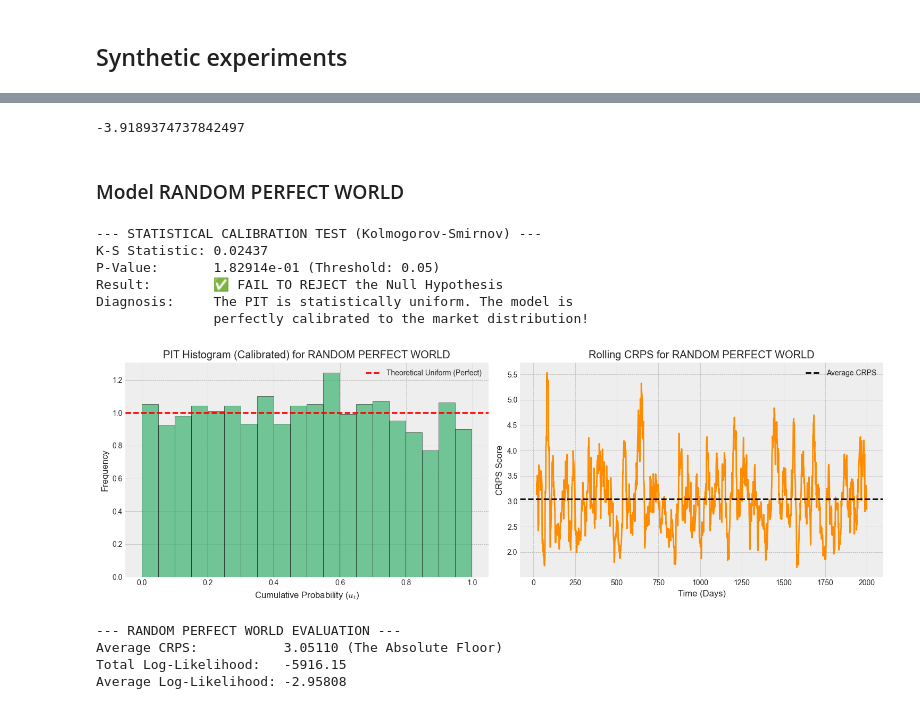
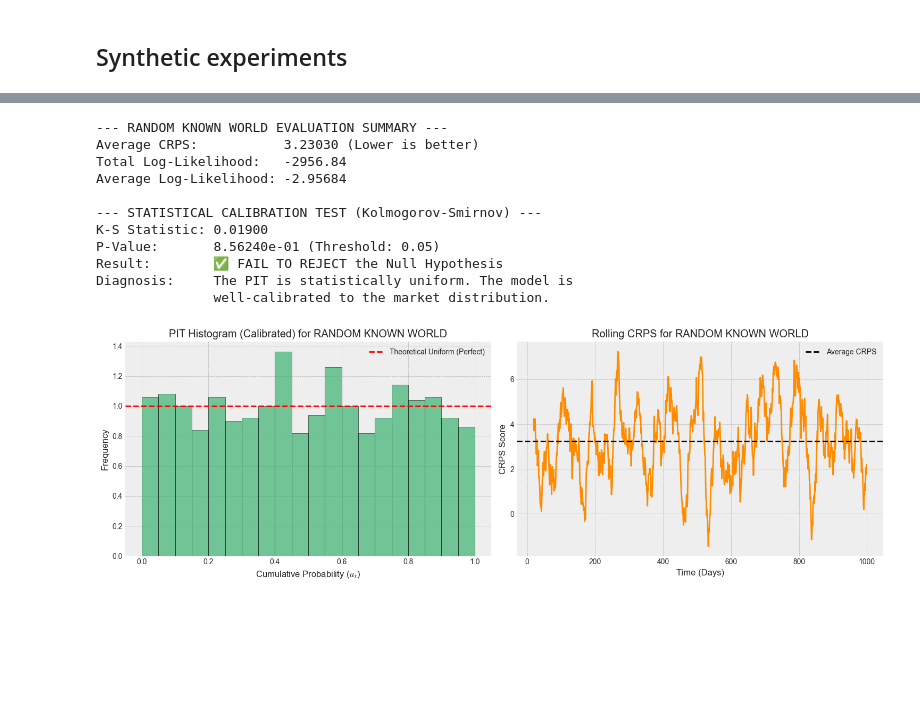
Before and after one commit to amacias-afma/quant-ai-lab, a Jupyter notebook: 02_forecasting/notebooks/01_problem_definition_and_baselines.ipynb, the cells around one changed output, grey strips where cells are left out. Drawn from its saved outputs; the diff is of its cells as text; code cells hidden in the pictures; blank space fills up the shorter version.

```diff
--- a/02_forecasting/notebooks/01_problem_definition_and_baselines.ipynb
+++ b/02_forecasting/notebooks/01_problem_definition_and_baselines.ipynb
@@ -370,44 +157,43 @@ Average Log-Likelihood: -1.43449
-# %%
-random = np.random.uniform(-10, 10)
-random
-# %% [output]
--3.9189374737842497
-# %% [markdown]
-### Model RANDOM PERFECT WORLD
 # %%
-size = 2000
-ticker_name = 'RANDOM PERFECT WORLD'
+size = 1000
+size_pred = 500
+ticker_name = 'RANDOM KNOWN WORLD'
 
 df_ret = pd.DataFrame([], columns=['returns'])
+df_pred = pd.DataFrame([], columns=range(size_pred))
 for i in range(size):
     mu = np.random.uniform(-10, 10)
     std = np.random.uniform(1, 10)
     random = np.random.normal(loc=mu, scale=std)
     df_ret.loc[i, 'returns'] = random
-    # Model
-    df_ret.loc[i, 'mu_pred'] = mu
-    df_ret.loc[i, 'std_pred'] = std
 
-df_ret['returns'] = df_ret['returns'].astype(float)
-df_ret['mu_pred'] = df_ret['mu_pred'].astype(float)
-df_ret['std_pred'] = df_ret['std_pred'].astype(float)
+    random_pred = np.random.normal(loc=mu, scale=std, size=(1, size_pred))
+    df_pred.loc[i, range(size_pred)] = random_pred
+df_ret = df_ret.astype(float)
+df_pred = df_pred.astype(float)
 
-# Results and Visualization
-calculate_metrics(df_ret)
-test_pit_uniformity(df_ret['PIT'])
+# 2. Calculate the metrics (using the engine we built earlier)
+df_eval = evaluate_forecasts(df_ret['returns'], df_pred.values)
 
-visualization(df_ret, ticker_name)
-print_summary(df_ret, ticker_name)
+# 3. Print the Summary
+print_evaluation_summary(df_eval, ticker_name=ticker_name)
+
+# 4. Run the Statistical Test
+ks_result = test_pit_uniformity(df_eval['PIT'])
+
+# 5. Plot the Visuals
+plot_forecast_evaluation(df_eval, ticker_name=ticker_name)
 # %% [output]
+--- RANDOM KNOWN WORLD EVALUATION SUMMARY ---
+Average CRPS:           3.23030 (Lower is better)
+Total Log-Likelihood:   -2956.84
+Average Log-Likelihood: -2.95684
+
 --- STATISTICAL CALIBRATION TEST (Kolmogorov-Smirnov) ---
-K-S Statistic: 0.02437
-P-Value:       1.82914e-01 (Threshold: 0.05)
+K-S Statistic: 0.01900
+P-Value:       8.56240e-01 (Threshold: 0.05)
 Result:        ✅ FAIL TO REJECT the Null Hypothesis
 Diagnosis:     The PIT is statistically uniform. The model is
-               perfectly calibrated to the market distribution!
+               well-calibrated to the market distribution.
-[figure, old version]
+[figure, new version]
---- RANDOM PERFECT WORLD EVALUATION ---
-Average CRPS:           3.05110 (The Absolute Floor)
-Total Log-Likelihood:   -5916.15
-Average Log-Likelihood: -2.95808
 # %% [markdown]
```
Also changed, not shown: parts of 29 cells of this notebook, 2 other files.
